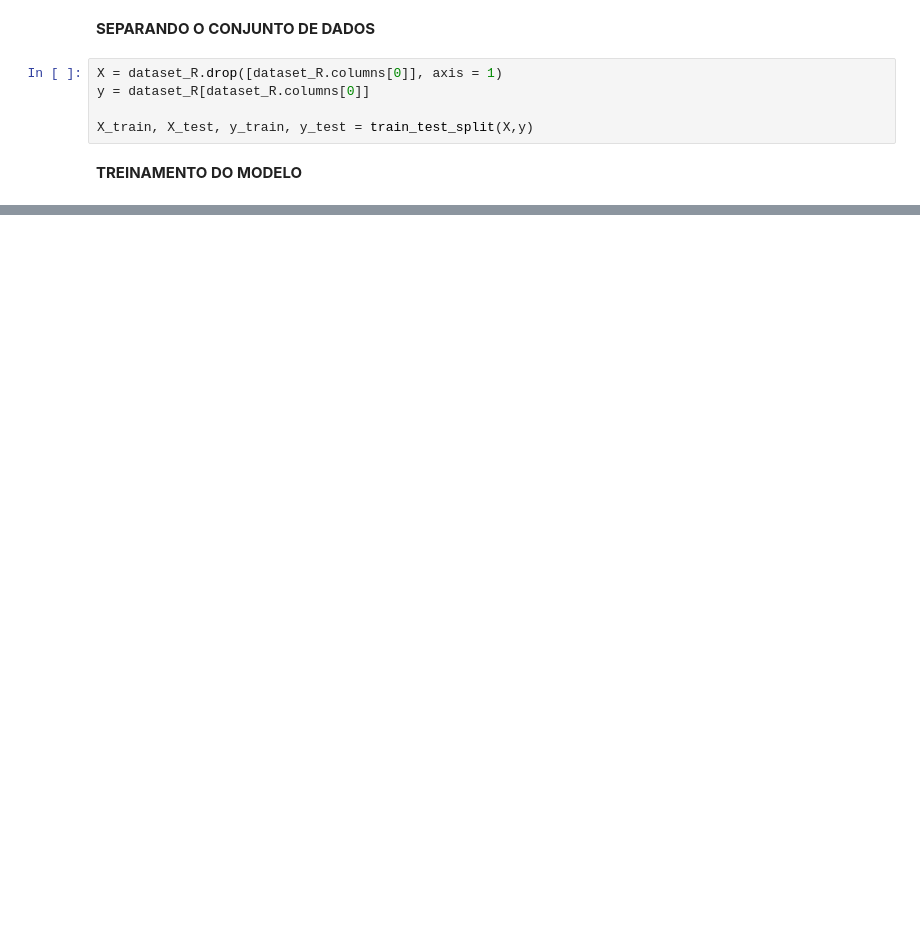
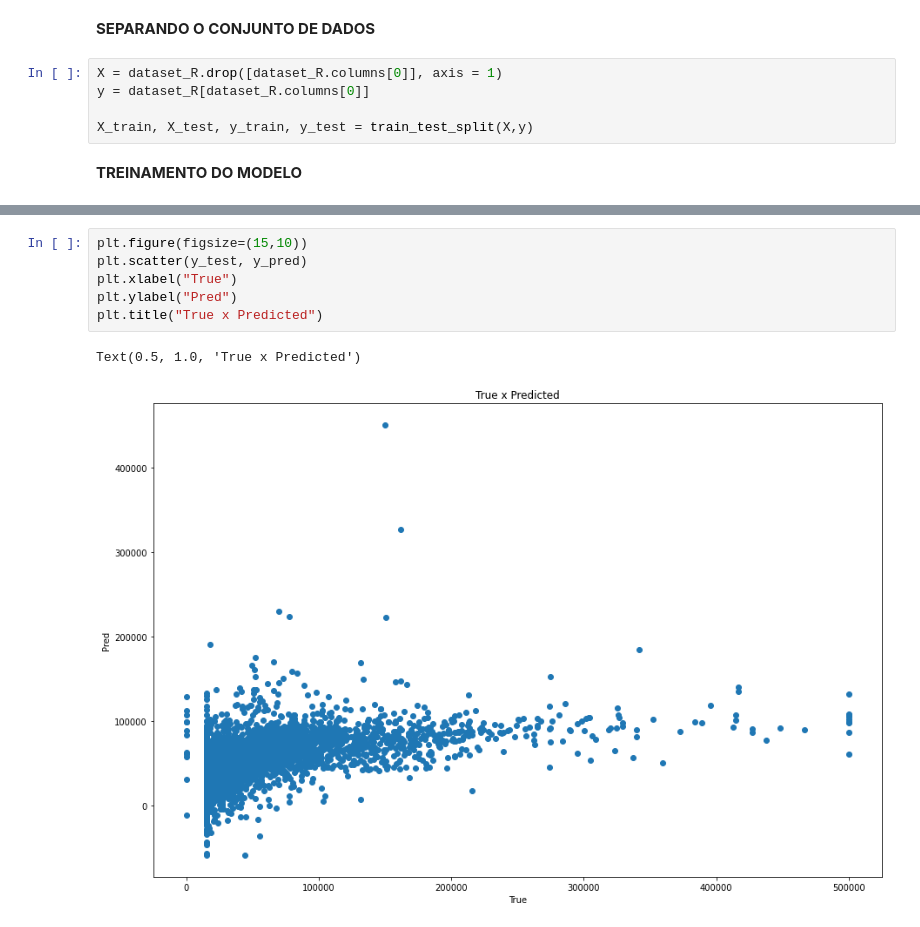
Before and after one commit to JusciAvelino/Monitoria-MPD1, a Jupyter notebook: 02_Regressão_Linear_e_Logística.ipynb, the cells around one changed output, grey strips where cells are left out. Drawn from its saved outputs; the diff is of its cells as text; blank space fills up the shorter version.

```diff
--- a/02_Regressão_Linear_e_Logística.ipynb
+++ b/02_Regressão_Linear_e_Logística.ipynb
@@ -93,0 +110,9 @@ print(mean_squared_error(y_test, y_pred))
+# %%
+plt.figure(figsize=(15,10))
+plt.scatter(y_test, y_pred)
+plt.xlabel("True")
+plt.ylabel("Pred")
+plt.title("True x Predicted")
+# %% [output]
+Text(0.5, 1.0, 'True x Predicted')
+[figure, added]
```
Also changed, not shown: parts of 5 cells of this notebook.
